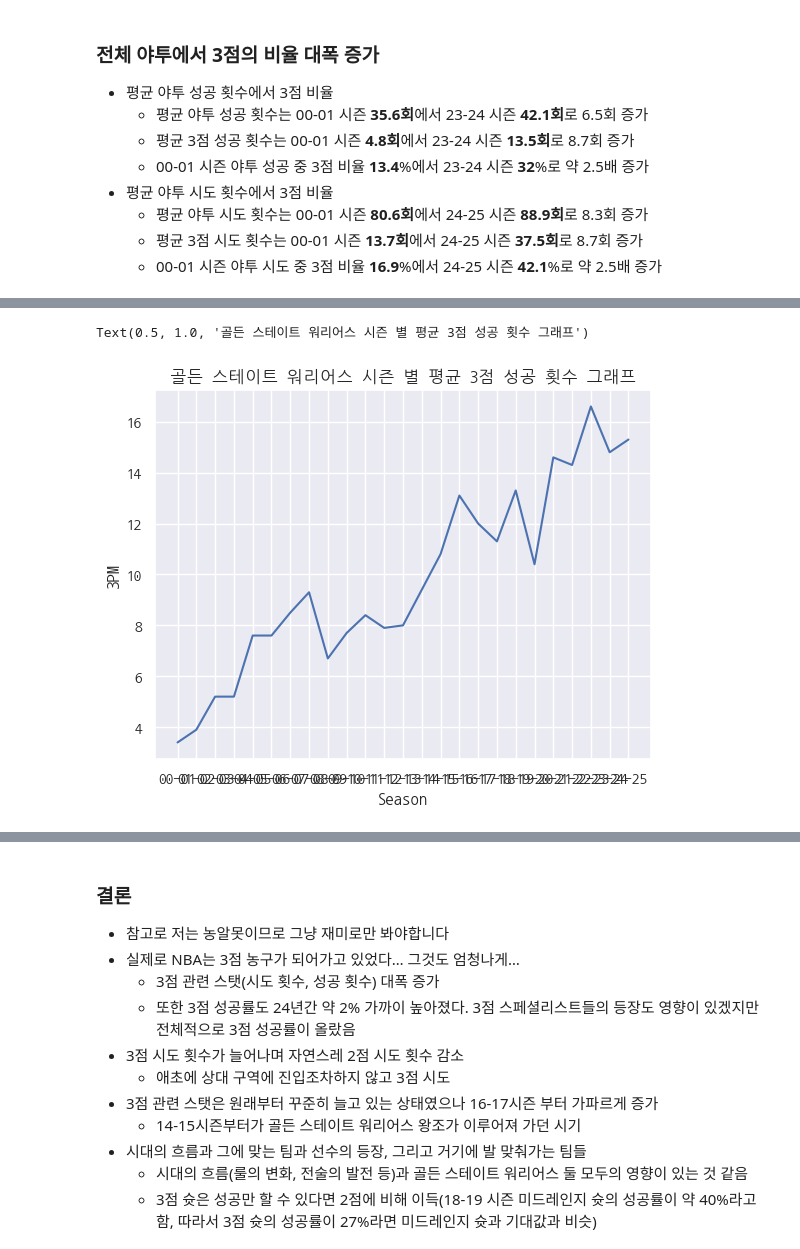
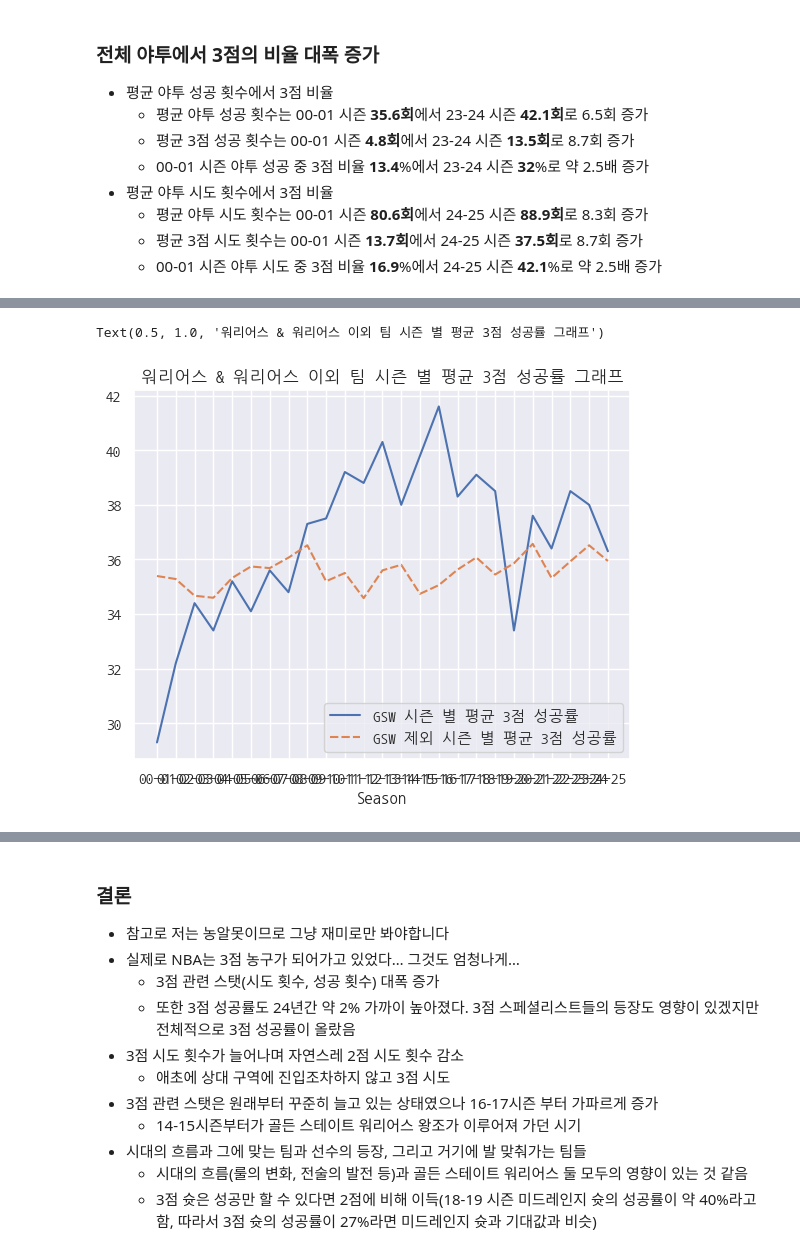
Before and after one commit to 8804who/MonthlyData, a Jupyter notebook: 3월/code.ipynb, the cells around one changed output, grey strips where cells are left out. Saved outputs shown, nothing was run; the diff lists cells and outputs as text; code cells hidden in the pictures.

```diff
--- a/3월/code.ipynb
+++ b/3월/code.ipynb
@@ -177,6 +154,6 @@ exclude_gsw_stats
-# %%
-sns.lineplot(stats[stats['Team'] == 'GoldenStateWarriors'],x='Season',y='3PM').set_title("골든 스테이트 워리어스 시즌 별 평균 3점 성공 횟수 그래프")
-# %% [output]
-Text(0.5, 1.0, '골든 스테이트 워리어스 시즌 별 평균 3점 성공 횟수 그래프')
-[figure, removed]
+# %%
+sns.lineplot(team_stats[['GSW 시즌 별 평균 3점 성공률','GSW 제외 시즌 별 평균 3점 성공률']]).set_title("워리어스 & 워리어스 이외 팀 시즌 별 평균 3점 성공률 그래프")
+# %% [output]
+Text(0.5, 1.0, '워리어스 & 워리어스 이외 팀 시즌 별 평균 3점 성공률 그래프')
+[figure, added]
 # %%
```
Also changed, not shown: parts of 10 cells of this notebook.
